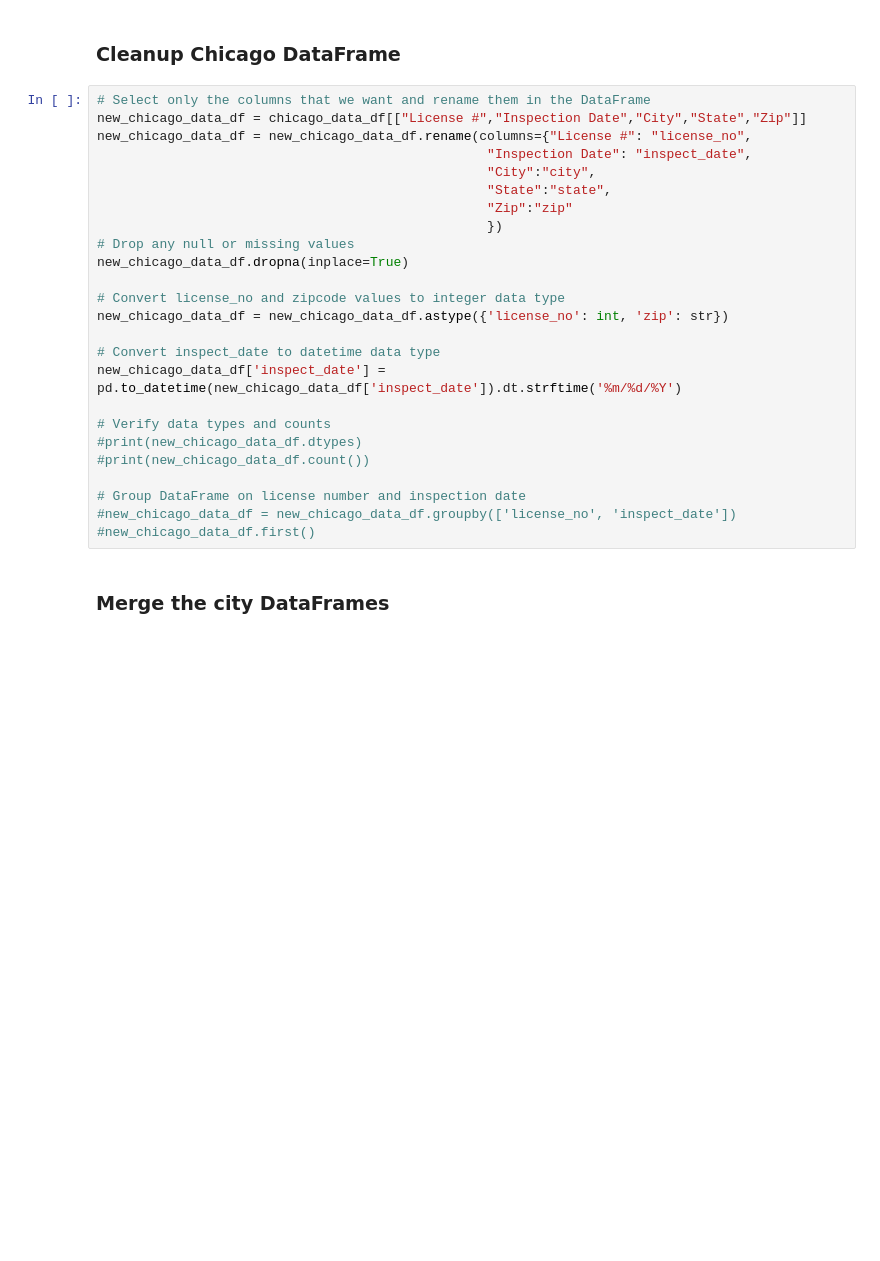
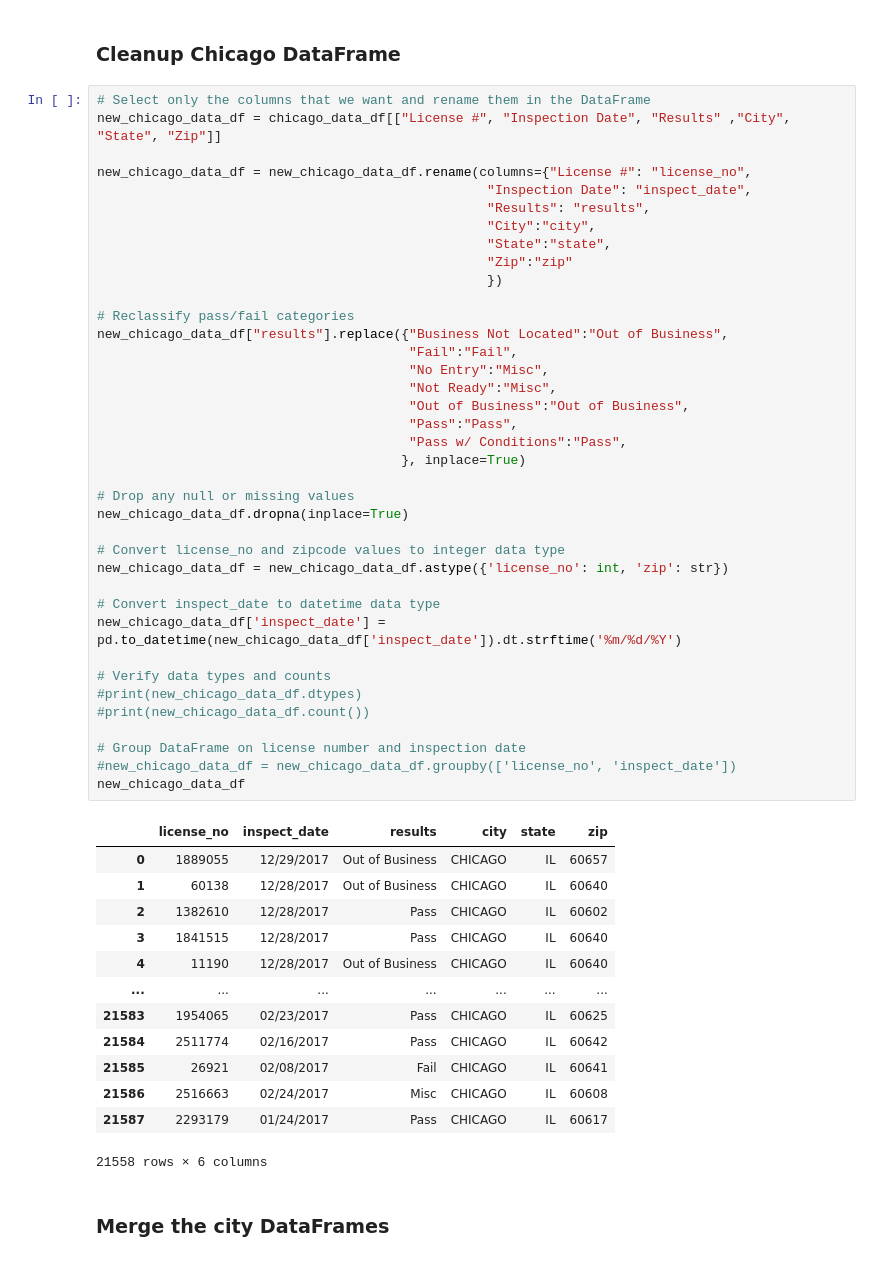
Before and after one commit to keithhorbin/Food-Inspection-ETL, a Jupyter notebook: ETL_master_file.ipynb, the cells around one changed output. Saved outputs shown, nothing was run; the diff lists cells and outputs as text; blank space fills up the shorter version.

```diff
--- a/ETL_Atul.ipynb
+++ b/ETL_master_file.ipynb
@@ -75,29 +104,56 @@ new_boston_data_df['zip'] = new_boston_data_df['zip'].apply(lambda x: '{0:0>5}'.
 ### Cleanup Chicago DataFrame
 # %%
 # Select only the columns that we want and rename them in the DataFrame
-new_chicago_data_df = chicago_data_df[["License #","Inspection Date","City","State","Zip"]]
+new_chicago_data_df = chicago_data_df[["License #", "Inspection Date", "Results" ,"City", "State", "Zip"]]
+
 new_chicago_data_df = new_chicago_data_df.rename(columns={"License #": "license_no",
                                                   "Inspection Date": "inspect_date",
+                                                  "Results": "results",
                                                   "City":"city",
                                                   "State":"state",
                                                   "Zip":"zip"
                                                   })
+
+# Reclassify pass/fail categories
+new_chicago_data_df["results"].replace({"Business Not Located":"Out of Business",
+                                        "Fail":"Fail",
+                                        "No Entry":"Misc",
+                                        "Not Ready":"Misc",
+                                        "Out of Business":"Out of Business",
+                                        "Pass":"Pass",
+                                        "Pass w/ Conditions":"Pass",
+                                       }, inplace=True)
+
 # Drop any null or missing values
 new_chicago_data_df.dropna(inplace=True)
 
 # Convert license_no and zipcode values to integer data type
 new_chicago_data_df = new_chicago_data_df.astype({'license_no': int, 'zip': str})
 
 # Convert inspect_date to datetime data type
 new_chicago_data_df['inspect_date'] = pd.to_datetime(new_chicago_data_df['inspect_date']).dt.strftime('%m/%d/%Y')
 
 # Verify data types and counts
 #print(new_chicago_data_df.dtypes)
 #print(new_chicago_data_df.count())
 
 # Group DataFrame on license number and inspection date
 #new_chicago_data_df = new_chicago_data_df.groupby(['license_no', 'inspect_date'])
-#new_chicago_data_df.first()
+new_chicago_data_df
+# %% [output]
+|  | license_no | inspect_date | results | city | state | zip |
+| 0 | 1889055 | 12/29/2017 | Out of Business | CHICAGO | IL | 60657 |
+| 1 | 60138 | 12/28/2017 | Out of Business | CHICAGO | IL | 60640 |
+| 2 | 1382610 | 12/28/2017 | Pass | CHICAGO | IL | 60602 |
+| 3 | 1841515 | 12/28/2017 | Pass | CHICAGO | IL | 60640 |
+| 4 | 11190 | 12/28/2017 | Out of Business | CHICAGO | IL | 60640 |
+| ... | ... | ... | ... | ... | ... | ... |
+| 21583 | 1954065 | 02/23/2017 | Pass | CHICAGO | IL | 60625 |
+| 21584 | 2511774 | 02/16/2017 | Pass | CHICAGO | IL | 60642 |
+| 21585 | 26921 | 02/08/2017 | Fail | CHICAGO | IL | 60641 |
+| 21586 | 2516663 | 02/24/2017 | Misc | CHICAGO | IL | 60608 |
+| 21587 | 2293179 | 01/24/2017 | Pass | CHICAGO | IL | 60617 |
+21558 rows × 6 columns
 # %% [markdown]
 ### Merge the city DataFrames
 # %%
```
Also changed, not shown: parts of 17 cells of this notebook, 3 other files.
